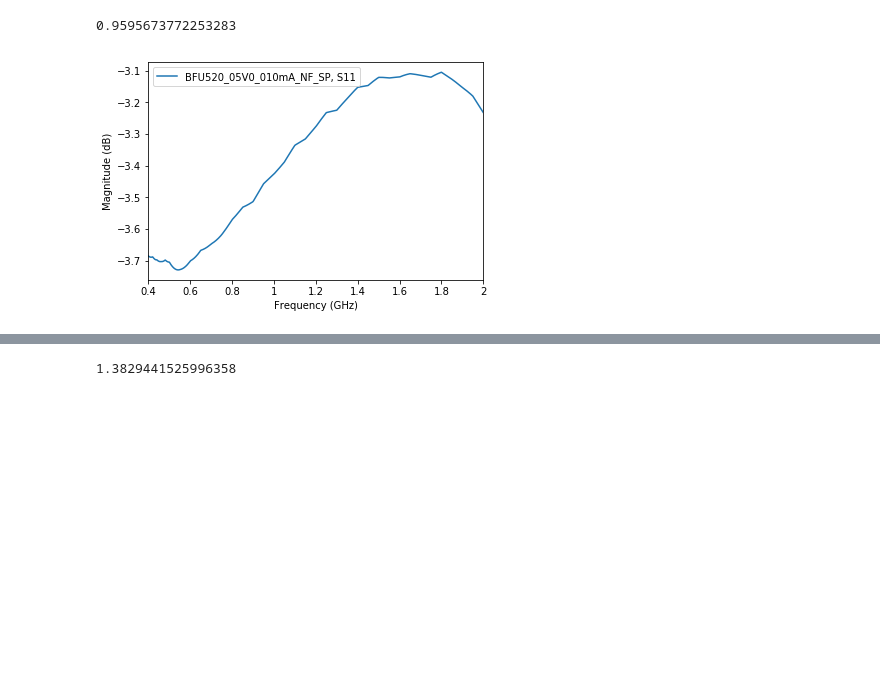
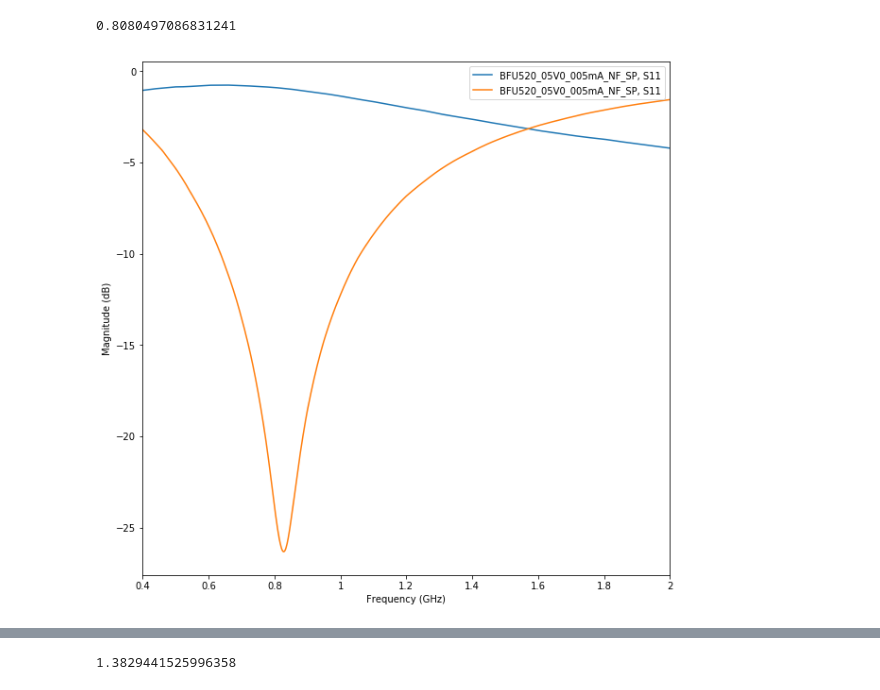
Before and after one commit to cactorium/ism-915mhz-transceiver, a Jupyter notebook: sim/low_noise.ipynb, the cells around one changed output, grey strips where cells are left out. Cells and saved outputs as stored; diff of their text form; code cells hidden in the pictures; blank space fills up the shorter version.

```diff
--- a/sim/low_noise.ipynb
+++ b/sim/low_noise.ipynb
@@ -14,7 +14,7 @@ plt.rcParams['figure.figsize'] = [10, 10]
 f = freq.Frequency(0.4, 2, 1001)
 tem = media.DistributedCircuit(f, z0=50)
 
-bjt = net.Network('BFU520_Spar_NF_400MHz-2GHz/BFU520_05V0_010mA_NF_SP.s2p').interpolate(f)
+bjt = net.Network('BFU520_Spar_NF_400MHz-2GHz/BFU520_05V0_005mA_NF_SP.s2p').interpolate(f)
 
 bjt
 # %% [output]
@@ -200,9 +191,10 @@ amplifier.plot_s_smith()
 # %%
 amplifier.s11.plot_s_db()
+amplifier.s22.plot_s_db()
 10*np.log10(amplifier.nf(50.)[idx_900mhz])
 # %% [output]
-0.9595673772253283
+0.8080497086831241
-[figure, old version]
+[figure, new version]
 # %%
 # that's probably good enough for the first stage
 # for the second stage let's stabilize the transistor by adding some parallel resistance
```
Also changed, not shown: parts of 41 cells of this notebook.
